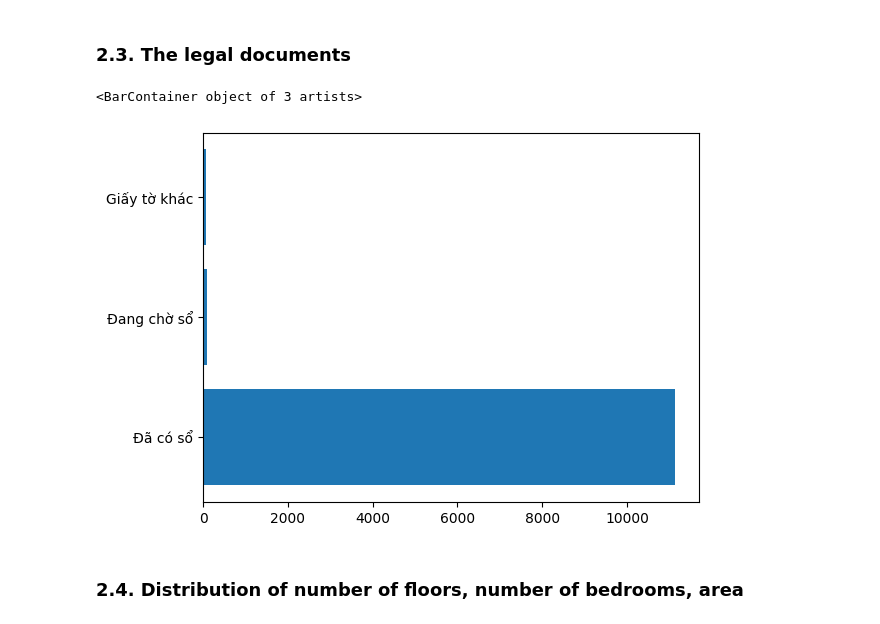
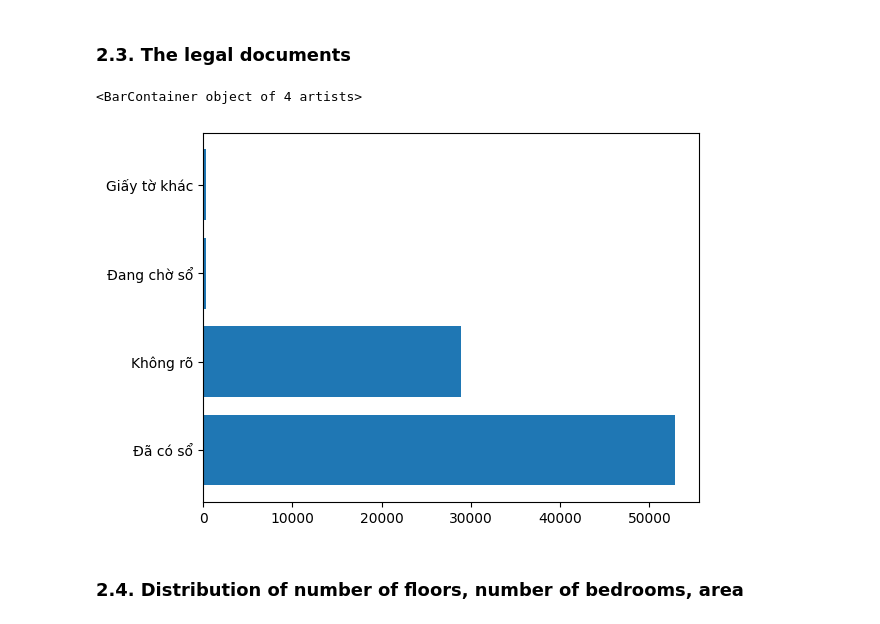
Before and after one commit to Apollosuny/data-mining, a Jupyter notebook: models.ipynb, the cells around one changed output. Saved outputs shown, nothing was run; the diff lists cells and outputs as text; code cells hidden in the pictures.

```diff
--- a/models.ipynb
+++ b/models.ipynb
@@ -140,12 +140,13 @@ plt.barh(x.keys(), x)
 ==> In the center, there is not much land, so alley houses are more prominent than other types.
 # %% [markdown]
 ### 2.3. The legal documents
-# %%
-x = df_renamed['legal_paper'].value_counts()
-plt.barh(x.keys(), x)
-# %% [output]
-<BarContainer object of 3 artists>
-[figure, removed]
+# %%
+df['Giấy tờ pháp lý'][df['Giấy tờ pháp lý'].isna()] = 'Không rõ'
+x = df['Giấy tờ pháp lý'].value_counts()
+plt.barh(x.keys(), x)
+# %% [output]
+<BarContainer object of 4 artists>
+[figure, added]
 # %% [markdown]
 ### 2.4. Distribution of number of floors, number of bedrooms, area
 # %%
```
Also changed, not shown: parts of 4 cells of this notebook.
